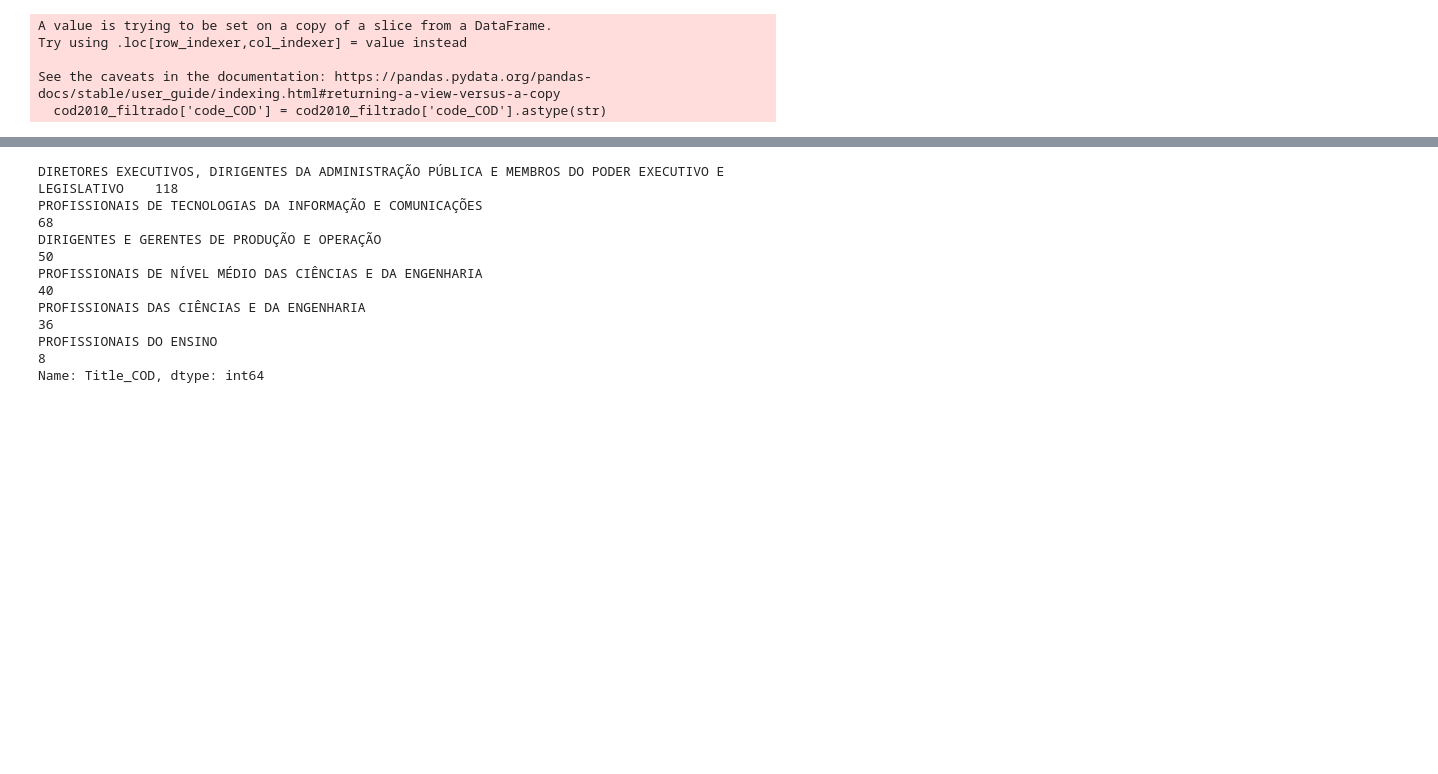
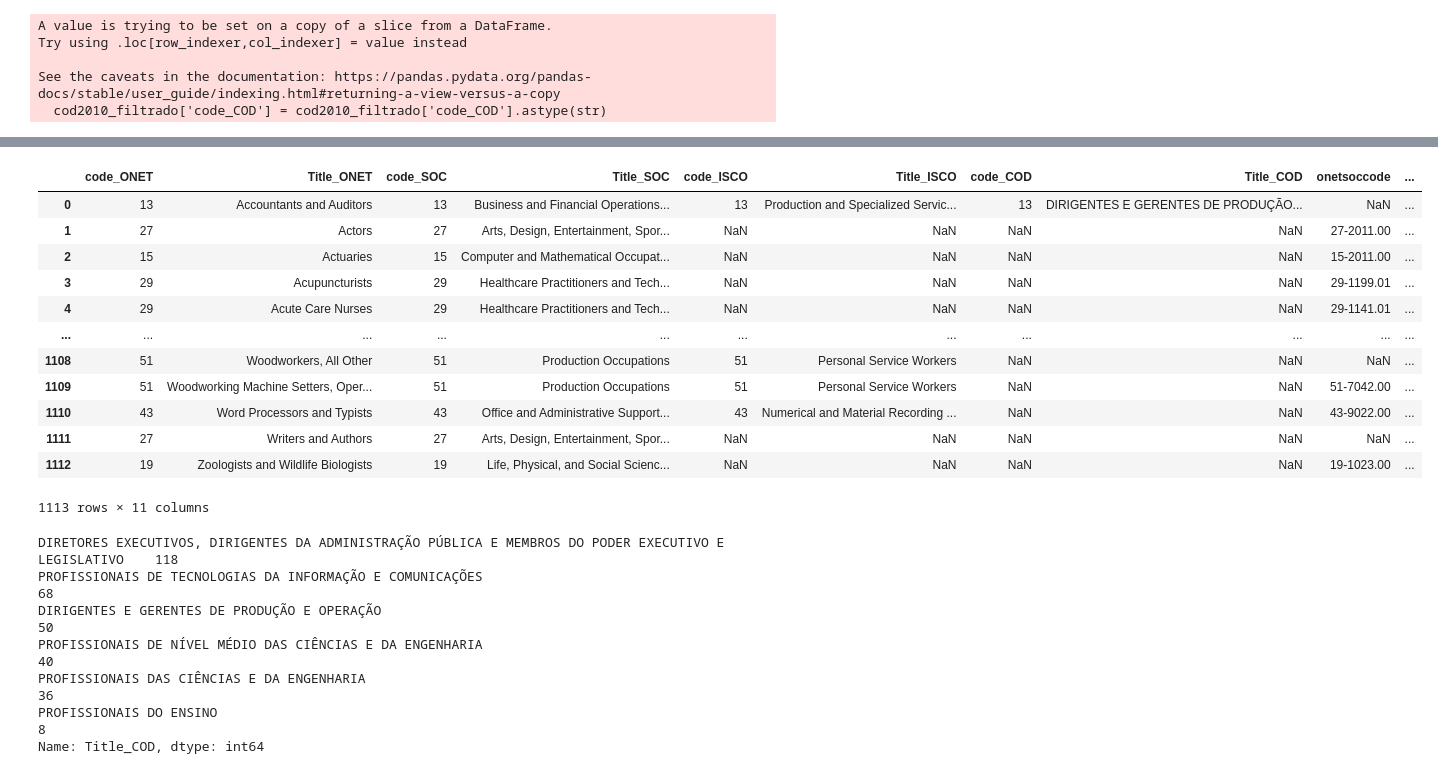
Before and after one commit to msbrasil/Mercado-de-Trabalho-Remoto, a Jupyter notebook: Notebooks/Tradução dos Códigos de Ocupação.ipynb, the cells around one changed output, grey strips where cells are left out. Saved outputs shown, nothing was run; the diff lists cells and outputs as text; code cells hidden in the pictures; blank space fills up the shorter version.

Commit message:
Novo merge
Merge a partir da base onet com classificação das ocupações teletrabalháveis

```diff
--- a/Notebooks/Tradução dos Códigos de Ocupação.ipynb
+++ b/Notebooks/Tradução dos Códigos de Ocupação.ipynb
@@ -30,3 +34,5 @@ onet = pd.read_excel('../Anexos/Occupations_ONET.xlsx') #Ocupações O*NET
 soc2010 = pd.read_excel('../Anexos/Occupations_SOC-2010.xlsx') #Ocupações SOC-2010
 isco08 = pd.read_excel('../Anexos/Occupations_ISCO-08.xlsx') #Ocupações ISCO-08
 cod2010 = pd.read_excel('../Anexos/COD 2010.xlsx') #Ocupações COD 2010
+
+onet_teleworkable = pd.read_csv('https://raw.githubusercontent.com/jdingel/DingelNeiman-workathome/master/occ_onet_scores/output/occupations_workathome.csv')
@@ -147,0 +175,16 @@ ocupacoes_agregado.dropna()
+# %%
+pd.merge(ocupacoes_agregado, onet_teleworkable, how='left', left_on='Title_ONET', right_on='title')
+# %% [output]
+|  | code_ONET | Title_ONET | code_SOC | Title_SOC | code_ISCO | Title_ISCO | code_COD | Title_COD | onetsoccode | ... |
+| 0 | 13 | Accountants and Auditors | 13 | Business and Financial Operations... | 13 | Production and Specialized Servic... | 13 | DIRIGENTES E GERENTES DE PRODUÇÃO... | NaN | ... |
+| 1 | 27 | Actors | 27 | Arts, Design, Entertainment, Spor... | NaN | NaN | NaN | NaN | 27-2011.00 | ... |
+| 2 | 15 | Actuaries | 15 | Computer and Mathematical Occupat... | NaN | NaN | NaN | NaN | 15-2011.00 | ... |
+| 3 | 29 | Acupuncturists | 29 | Healthcare Practitioners and Tech... | NaN | NaN | NaN | NaN | 29-1199.01 | ... |
+| 4 | 29 | Acute Care Nurses | 29 | Healthcare Practitioners and Tech... | NaN | NaN | NaN | NaN | 29-1141.01 | ... |
+| ... | ... | ... | ... | ... | ... | ... | ... | ... | ... | ... |
+| 1108 | 51 | Woodworkers, All Other | 51 | Production Occupations | 51 | Personal Service Workers | NaN | NaN | NaN | ... |
+| 1109 | 51 | Woodworking Machine Setters, Oper... | 51 | Production Occupations | 51 | Personal Service Workers | NaN | NaN | 51-7042.00 | ... |
+| 1110 | 43 | Word Processors and Typists | 43 | Office and Administrative Support... | 43 | Numerical and Material Recording ... | NaN | NaN | 43-9022.00 | ... |
+| 1111 | 27 | Writers and Authors | 27 | Arts, Design, Entertainment, Spor... | NaN | NaN | NaN | NaN | NaN | ... |
+| 1112 | 19 | Zoologists and Wildlife Biologists | 19 | Life, Physical, and Social Scienc... | NaN | NaN | NaN | NaN | 19-1023.00 | ... |
+1113 rows × 11 columns
```
Also changed, not shown: parts of 12 cells of this notebook.
